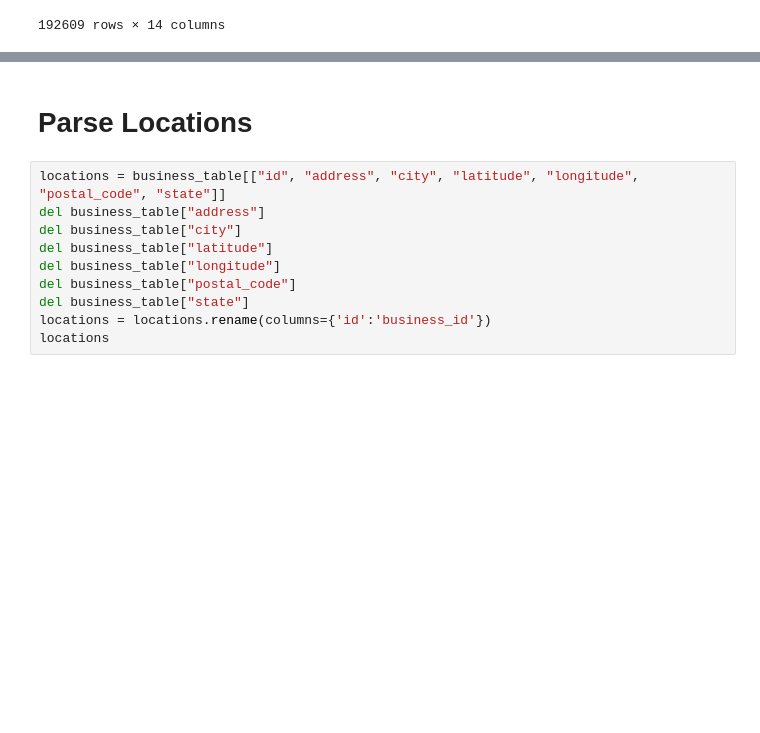
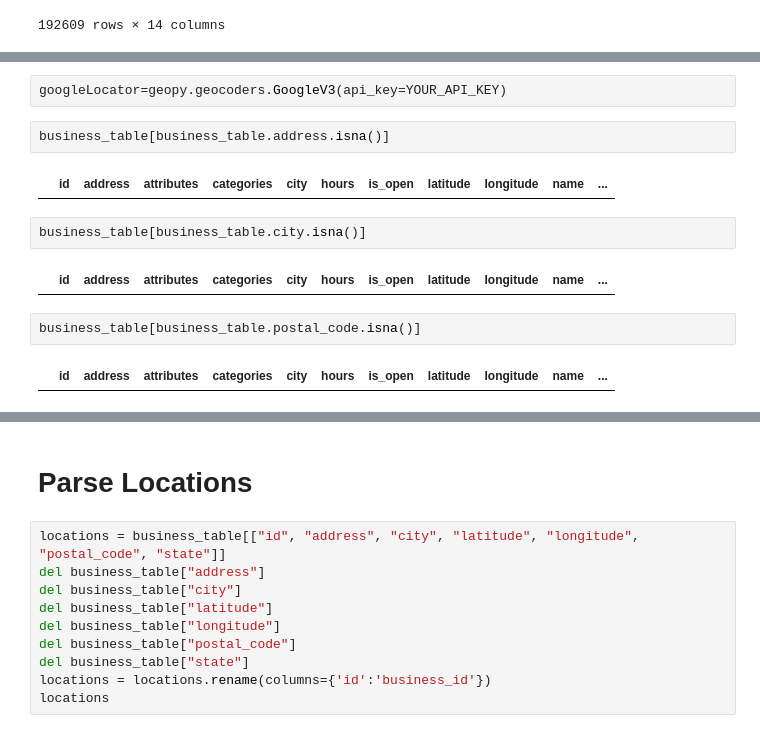
Before and after one commit to Ph0tonic/Intro2DataBase, a Jupyter notebook: parse_business.ipynb, the cells around one changed output, grey strips where cells are left out. Saved outputs shown, nothing was run; the diff lists cells and outputs as text; blank space fills up the shorter version.

```diff
--- a/parse_business.ipynb
+++ b/parse_business.ipynb
@@ -71,0 +228,14 @@ business_table
+# %%
+googleLocator=geopy.geocoders.GoogleV3(api_key=YOUR_API_KEY)
+# %%
+business_table[business_table.address.isna()]
+# %% [output]
+|  | id | address | attributes | categories | city | hours | is_open | latitude | longitude | name | ... |
+# %%
+business_table[business_table.city.isna()]
+# %% [output]
+|  | id | address | attributes | categories | city | hours | is_open | latitude | longitude | name | ... |
+# %%
+business_table[business_table.postal_code.isna()]
+# %% [output]
+|  | id | address | attributes | categories | city | hours | is_open | latitude | longitude | name | ... |
```
Also changed, not shown: parts of 46 cells of this notebook.
